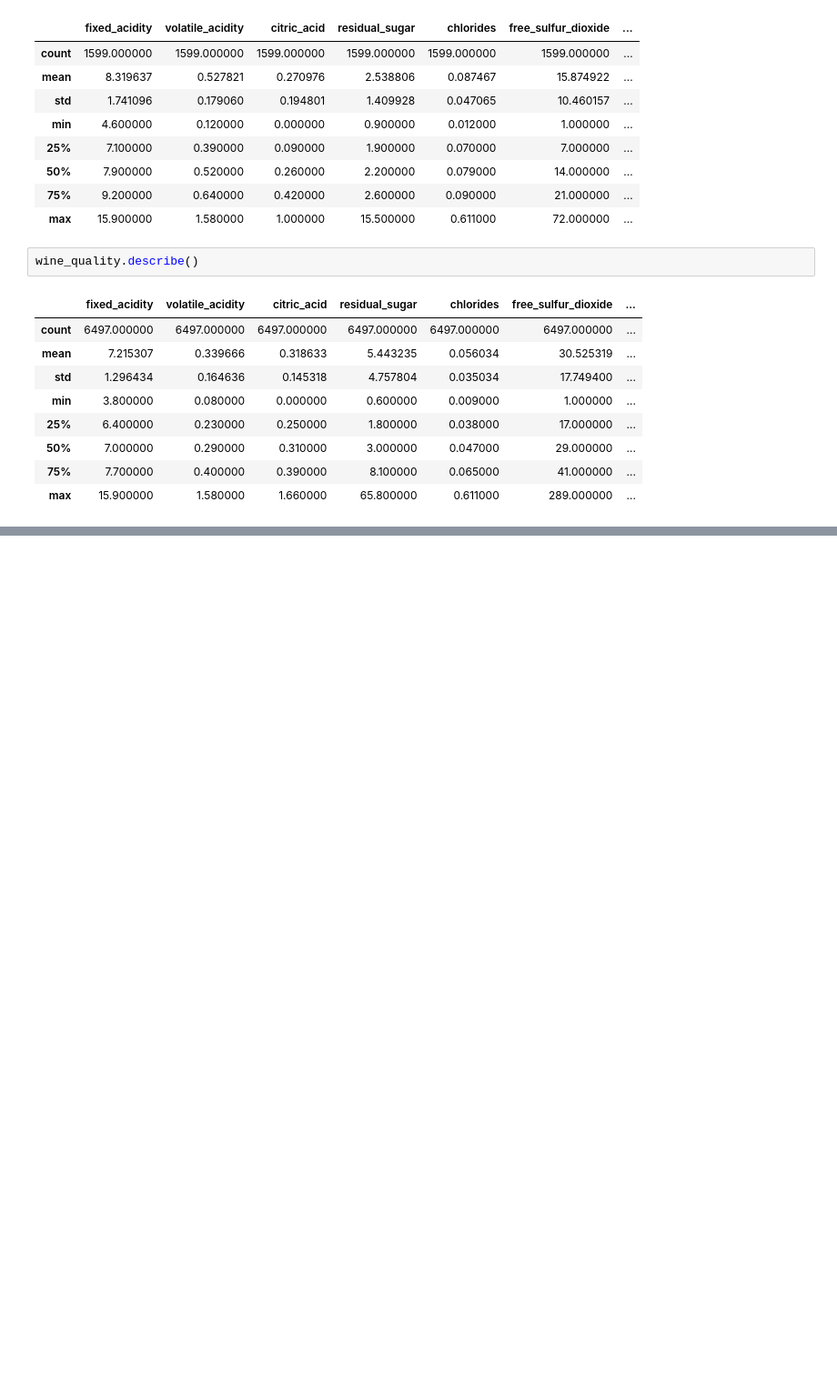
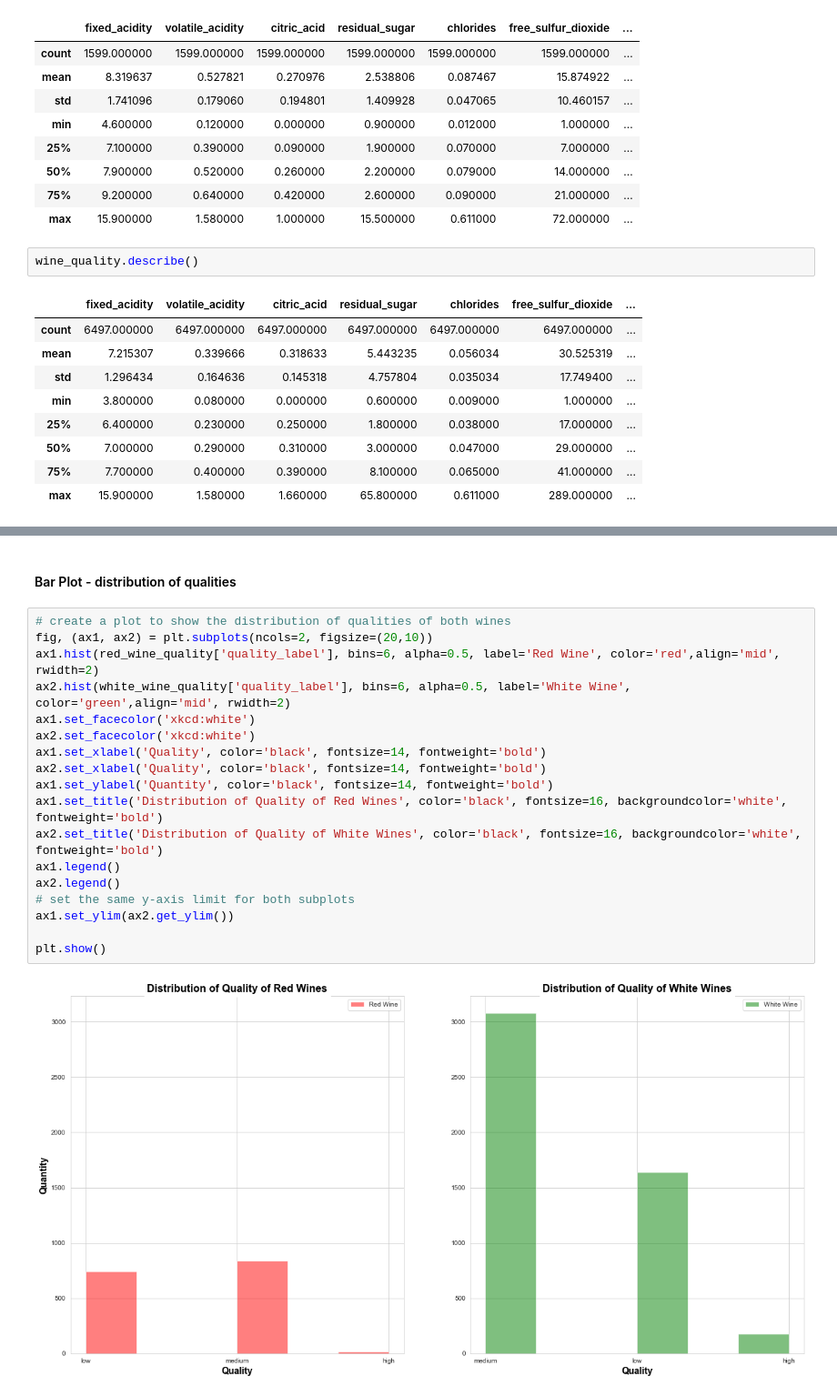
Before and after one commit to MaxLopezSalgado/wine_quality, a Jupyter notebook: wine_quality.ipynb, the cells around one changed output, grey strips where cells are left out. Shown at 91% size. Saved outputs shown, nothing was run; the diff lists cells and outputs as text; blank space fills up the shorter version.

```diff
--- a/wine_quality.ipynb
+++ b/wine_quality.ipynb
@@ -318,0 +388,22 @@ total sulfure dioxide is highly bigger in white wine as in red wine
+# %% [markdown]
+<h4> Bar Plot - distribution of qualities</h4>
+# %%
+# create a plot to show the distribution of qualities of both wines
+fig, (ax1, ax2) = plt.subplots(ncols=2, figsize=(20,10))
+ax1.hist(red_wine_quality['quality_label'], bins=6, alpha=0.5, label='Red Wine', color='red',align='mid', rwidth=2)
+ax2.hist(white_wine_quality['quality_label'], bins=6, alpha=0.5, label='White Wine', color='green',align='mid', rwidth=2)
+ax1.set_facecolor('xkcd:white')
+ax2.set_facecolor('xkcd:white')
+ax1.set_xlabel('Quality', color='black', fontsize=14, fontweight='bold')
+ax2.set_xlabel('Quality', color='black', fontsize=14, fontweight='bold')
+ax1.set_ylabel('Quantity', color='black', fontsize=14, fontweight='bold')
+ax1.set_title('Distribution of Quality of Red Wines', color='black', fontsize=16, backgroundcolor='white', fontweight='bold')
+ax2.set_title('Distribution of Quality of White Wines', color='black', fontsize=16, backgroundcolor='white', fontweight='bold')
+ax1.legend()
+ax2.legend()
+# set the same y-axis limit for both subplots
+ax1.set_ylim(ax2.get_ylim())
+
+plt.show()
+# %% [output]
+[figure, added]
```
Also changed, not shown: parts of 23 cells of this notebook.
